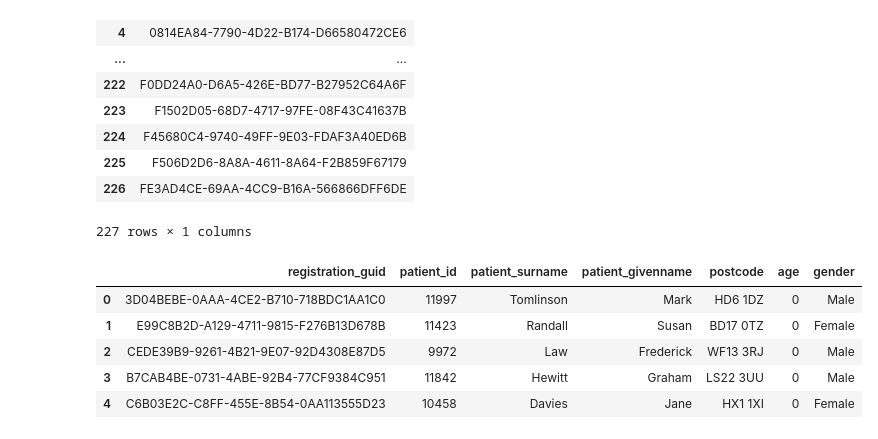
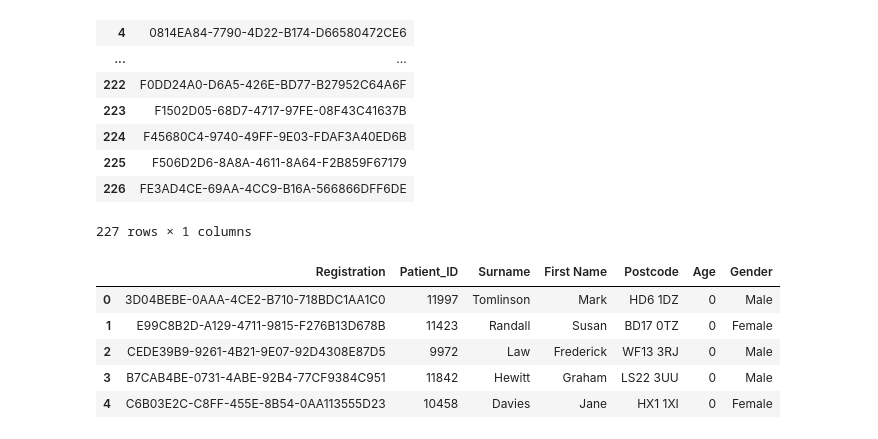
Before and after one commit to rpenn97/EMIS_task, a Jupyter notebook: solution/solution_py.ipynb, the cells around one changed output. Saved outputs shown, nothing was run; the diff lists cells and outputs as text; code cells hidden in the pictures.

```diff
--- a/solution/solution_py.ipynb
+++ b/solution/solution_py.ipynb
@@ -186,30 +186,32 @@ psql.sqldf("""
 # %%
 # Solution 2
 
 psql.sqldf("""
-            SELECT DISTINCT(o.registration_guid),p.patient_id,p.patient_surname,p.patient_givenname,p.postcode,p.age,p.gender
+            SELECT DISTINCT(o.registration_guid) AS 'Registration', p.patient_id AS 'Patient_ID',
+            p.patient_surname AS 'Surname', p.patient_givenname AS 'First Name',p.postcode AS 'Postcode',
+            p.age AS 'Age', p.gender AS 'Gender'
             FROM observation_table o
             INNER JOIN patient p ON (o.registration_guid = p.registration_guid)
             INNER JOIN clinical_codes c ON (o.emis_code_id = c.code_id)
             WHERE p.registration_guid NOT IN (
             SELECT DISTINCT(o.registration_guid) FROM observation_table o
             JOIN clinical_codes c ON o.emis_code_id = c.code_id
             WHERE c.refset_simple_id IN (999021691000230104,999004211000230104,999011571000230107)
             AND (o.regular_and_current_active_flag = 'true' OR o.non_regular_and_current_active_flag = 'true'))
             AND (c.refset_simple_id IN (999012891000230104)
             AND (o.regular_and_current_active_flag = 'true' OR o.non_regular_and_current_active_flag = 'true'))
             AND (o.opt_out_9nu0_flag = 'false' AND o.opt_out_9nd19nu09nu4_flag = 'false' AND o.dummy_patient_flag ='false')
             AND p.registration_guid IN (
             SELECT DISTINCT(p.registration_guid)
             FROM medication_table m
             INNER JOIN clinical_codes c ON (m.emis_code_id = c.code_id)
             INNER JOIN patient p ON (m.registration_guid = p.registration_guid)
             WHERE (c.parent_code_id IN (591221000033116,717321000033118,1215621000033114,972021000033115,1223821000033118)
             AND DATE(m.recorded_date) > DATE(CURRENT_DATE,'-30 year'))
             AND p.date_of_death IS NULL)
            """)
 # %% [output]
-|  | registration_guid | patient_id | patient_surname | patient_givenname | postcode | age | gender |
+|  | Registration | Patient_ID | Surname | First Name | Postcode | Age | Gender |
 | 0 | 3D04BEBE-0AAA-4CE2-B710-718BDC1AA1C0 | 11997 | Tomlinson | Mark | HD6 1DZ | 0 | Male |
 | 1 | E99C8B2D-A129-4711-9815-F276B13D678B | 11423 | Randall | Susan | BD17 0TZ | 0 | Female |
 | 2 | CEDE39B9-9261-4B21-9E07-92D4308E87D5 | 9972 | Law | Frederick | WF13 3RJ | 0 | Male |
```
Also changed, not shown: 2 other files.
